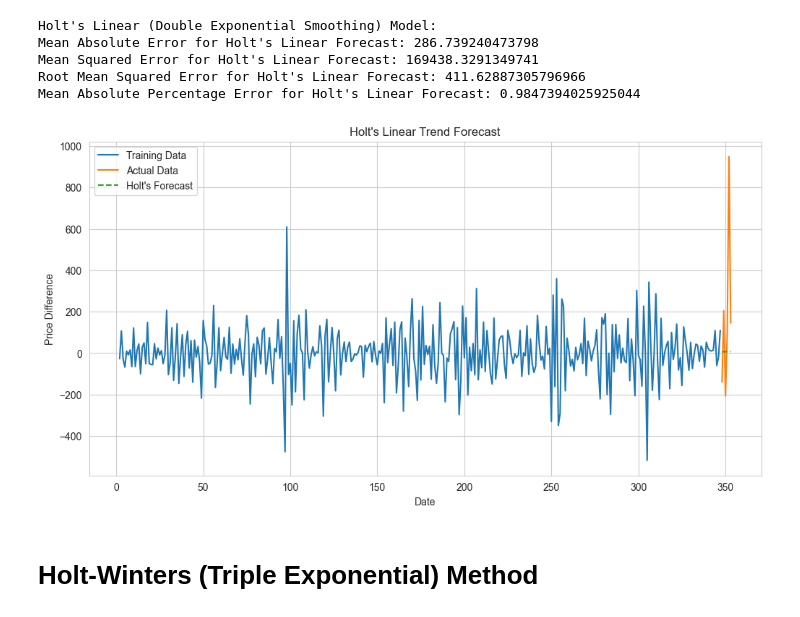
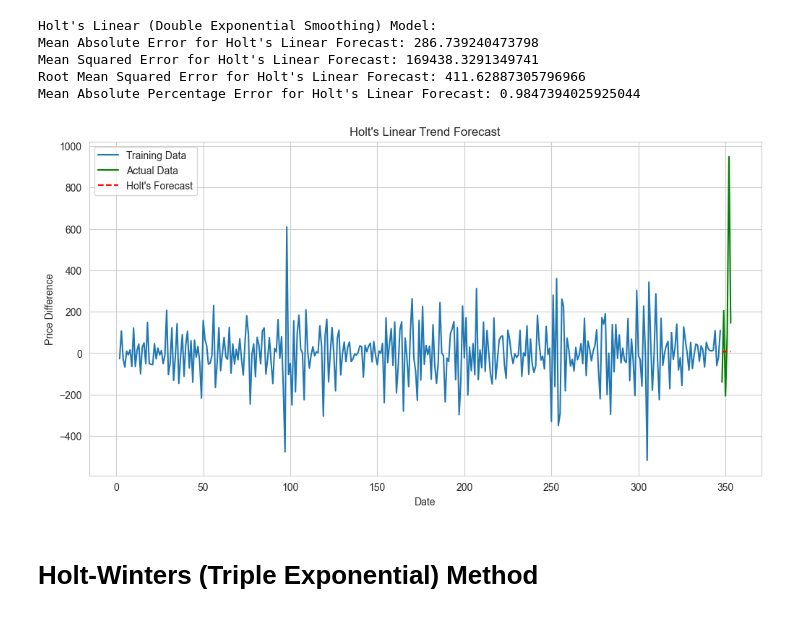
Before and after one commit to AshrafHussain23/Statistics_Project, a Jupyter notebook: Stats_PartA_Time_Series_Ashraf.ipynb, the cells around one changed output. Cells and saved outputs as stored; diff of their text form; code cells hidden in the pictures.

```diff
--- a/Stats_PartA_Time_Series_Ashraf.ipynb
+++ b/Stats_PartA_Time_Series_Ashraf.ipynb
@@ -609,18 +611,18 @@ Mean Absolute Percentage Error for Holt's Linear Forecast: 0.9847394025925044
 # %%
 # Visualization of actual and forecasted values for Holt's Linear (Double Exponential Smoothing) Model
 sns.set_style("whitegrid")
 
 plt.figure(figsize=(12, 6))
 sns.lineplot(x=train_data.index, y=train_data['Price_diff_2'], label='Training Data')
-sns.lineplot(x=test_data.index, y=test_data['Price_diff_2'], label='Actual Data')
-sns.lineplot(x=test_data.index, y=double_expo_forecast, label="Holt's Forecast", linestyle='--')
+sns.lineplot(x=test_data.index, y=test_data['Price_diff_2'], label='Actual Data', color='green')
+sns.lineplot(x=test_data.index, y=double_expo_forecast, label="Holt's Forecast", linestyle='--', color='red')
 plt.title("Holt's Linear Trend Forecast")
 plt.xlabel('Date')
 plt.ylabel('Price Difference')
 plt.legend()
 plt.show()
 # %% [output]
-[figure, old version]
+[figure, new version]
 # %% [markdown]
 # Holt-Winters (Triple Exponential) Method
 # %%
```
Also changed, not shown: parts of 10 cells of this notebook.
